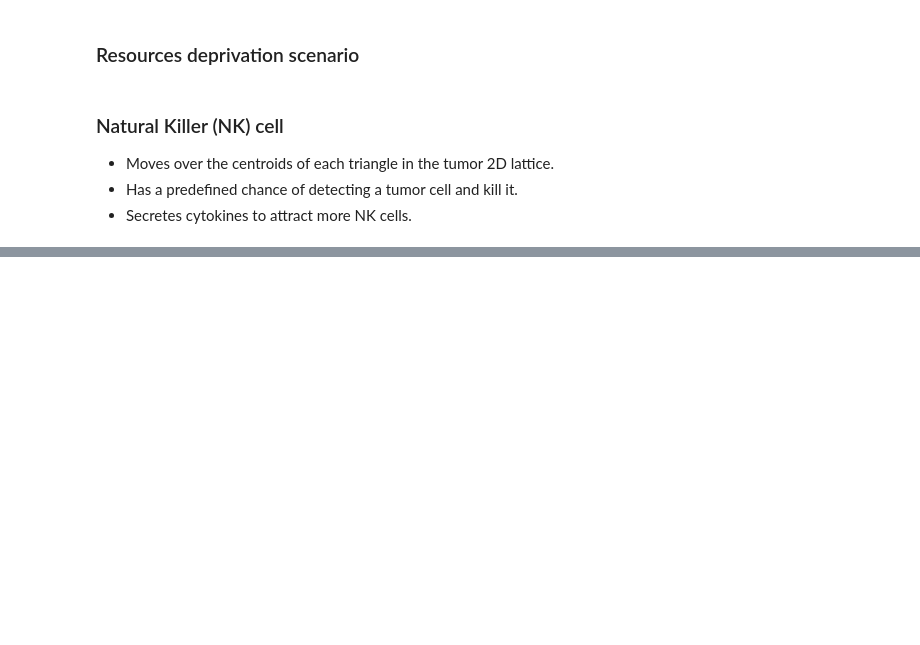
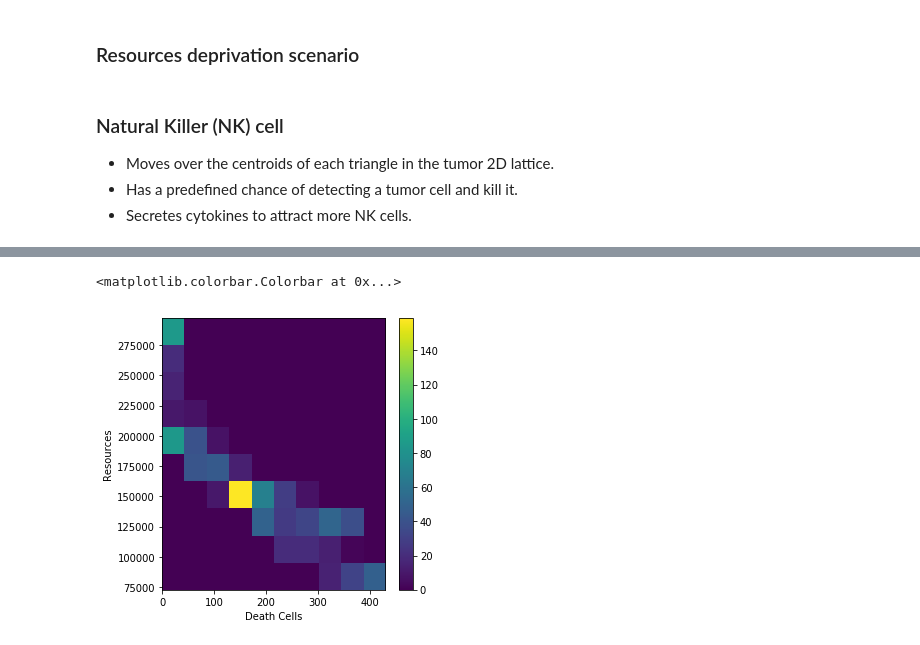
Before and after one commit to pablodg12/proyecto_CC4, a Jupyter notebook: Agent Model V2.ipynb, the cells around one changed output, grey strips where cells are left out. Drawn from its saved outputs; the diff is of its cells as text; code cells hidden in the pictures; blank space fills up the shorter version.

```diff
--- a/Agent Model V2.ipynb
+++ b/Agent Model V2.ipynb
@@ -120,0 +230,27 @@ t2.plot_data()
+# %%
+l = []
+g = []
+f = []
+for k in t2.tumor:
+    t = 0
+    z = 0
+    vv = 0
+    for tumor_cell in k[k != None]:
+        if tumor_cell.state == 3:
+            t+=1
+        if tumor_cell.state == 2:
+            z+=1
+        if tumor_cell.state != 3:
+            vv+=1
+    l.append(t)
+    g.append(vv)
+    f.append(z)
+# %%
+fig, ax = plt.subplots(figsize=(5,5))
+h = ax.hist2d(l,np.sum(np.array(t2.resources),axis=1))
+ax.set_ylabel("Resources")
+ax.set_xlabel("Death Cells")
+plt.colorbar(h[3], ax=ax)
+# %% [output]
+<matplotlib.colorbar.Colorbar at 0x...>
+[figure, added]
```
Also changed, not shown: parts of 18 cells of this notebook, 11 other files.
